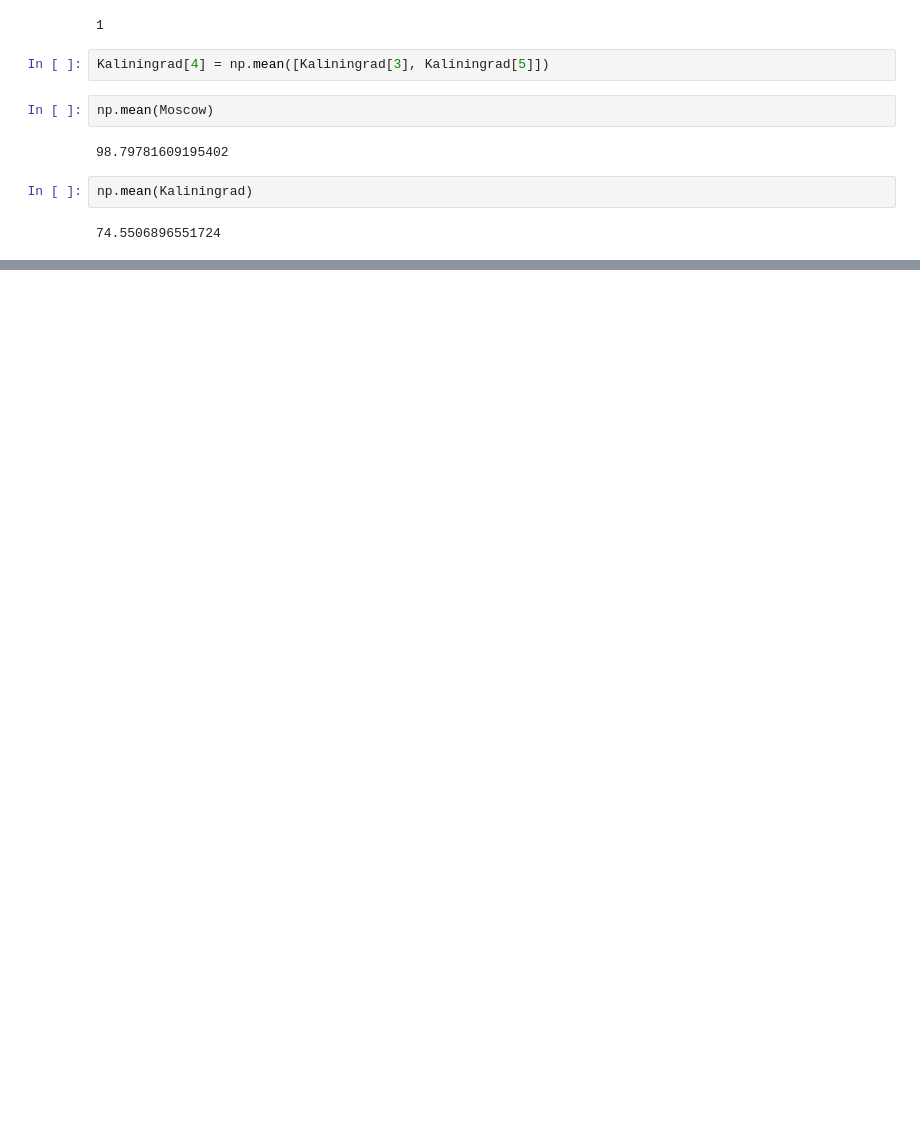
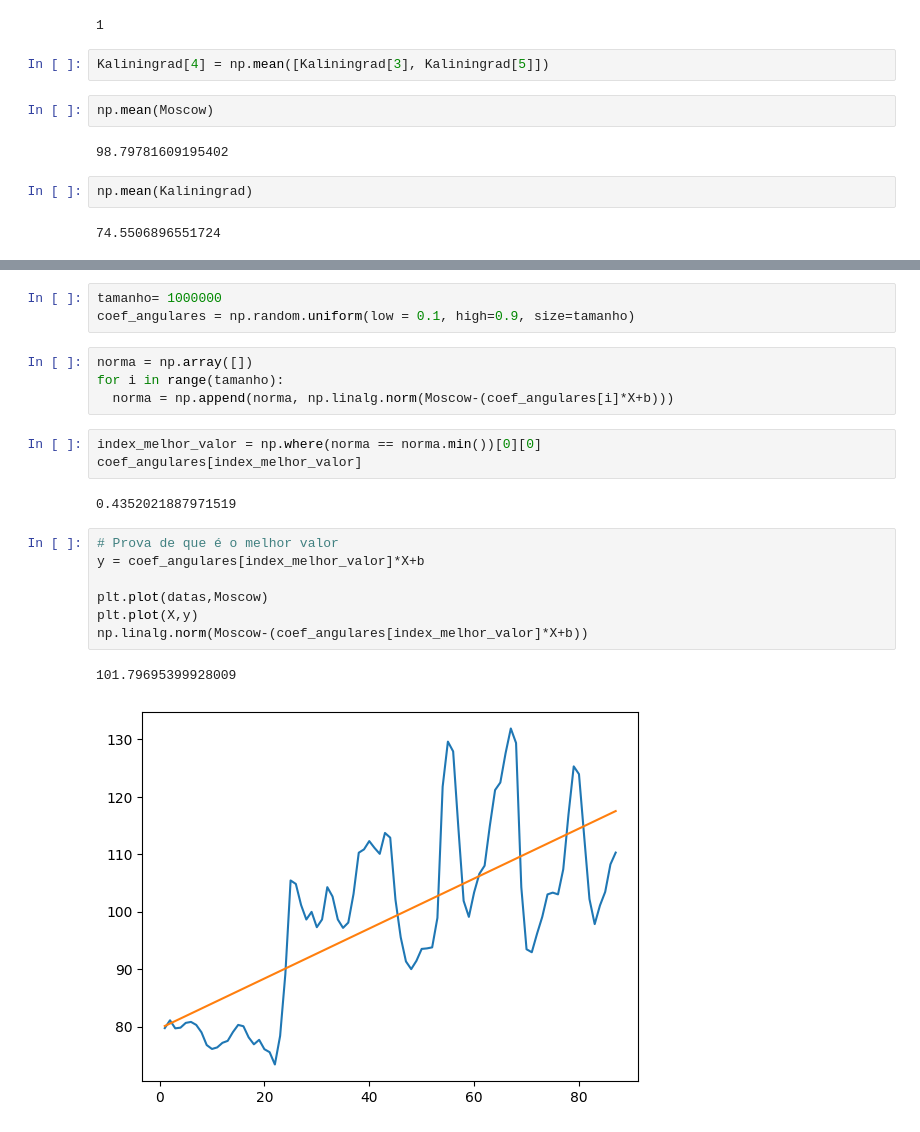
Before and after one commit to izotan/Cursos, a Jupyter notebook: Data-Science/Numpy/Numpy_aulas.ipynb, the cells around one changed output, grey strips where cells are left out. Saved outputs shown, nothing was run; the diff lists cells and outputs as text; blank space fills up the shorter version.

```diff
--- a/Data-Science/Numpy/Numpy_aulas.ipynb
+++ b/Data-Science/Numpy/Numpy_aulas.ipynb
@@ -140,0 +171,22 @@ np.mean(Kaliningrad)
+# %%
+tamanho= 1000000
+coef_angulares = np.random.uniform(low = 0.1, high=0.9, size=tamanho)
+# %%
+norma = np.array([])
+for i in range(tamanho):
+  norma = np.append(norma, np.linalg.norm(Moscow-(coef_angulares[i]*X+b)))
+# %%
+index_melhor_valor = np.where(norma == norma.min())[0][0]
+coef_angulares[index_melhor_valor]
+# %% [output]
+0.4352021887971519
+# %%
+# Prova de que é o melhor valor
+y = coef_angulares[index_melhor_valor]*X+b
+
+plt.plot(datas,Moscow)
+plt.plot(X,y)
+np.linalg.norm(Moscow-(coef_angulares[index_melhor_valor]*X+b))
+# %% [output]
+101.79695399928009
+[figure, added]
```
Also changed, not shown: parts of 11 cells of this notebook.
